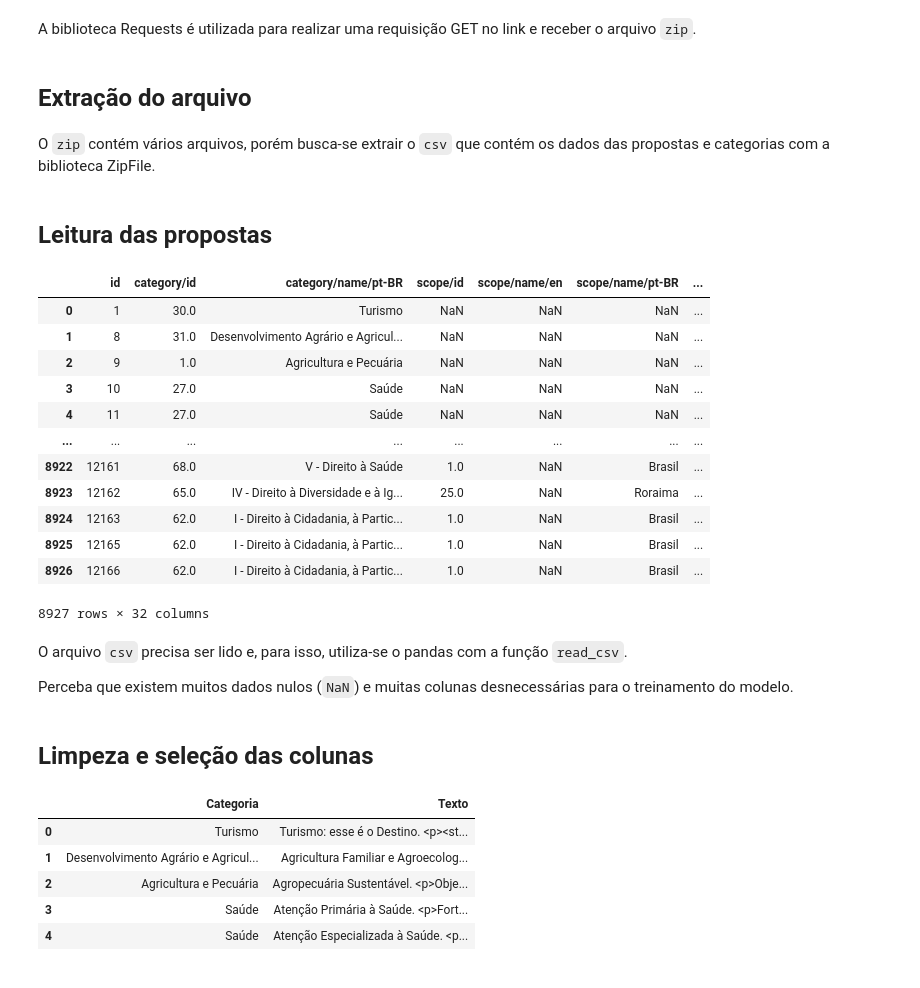
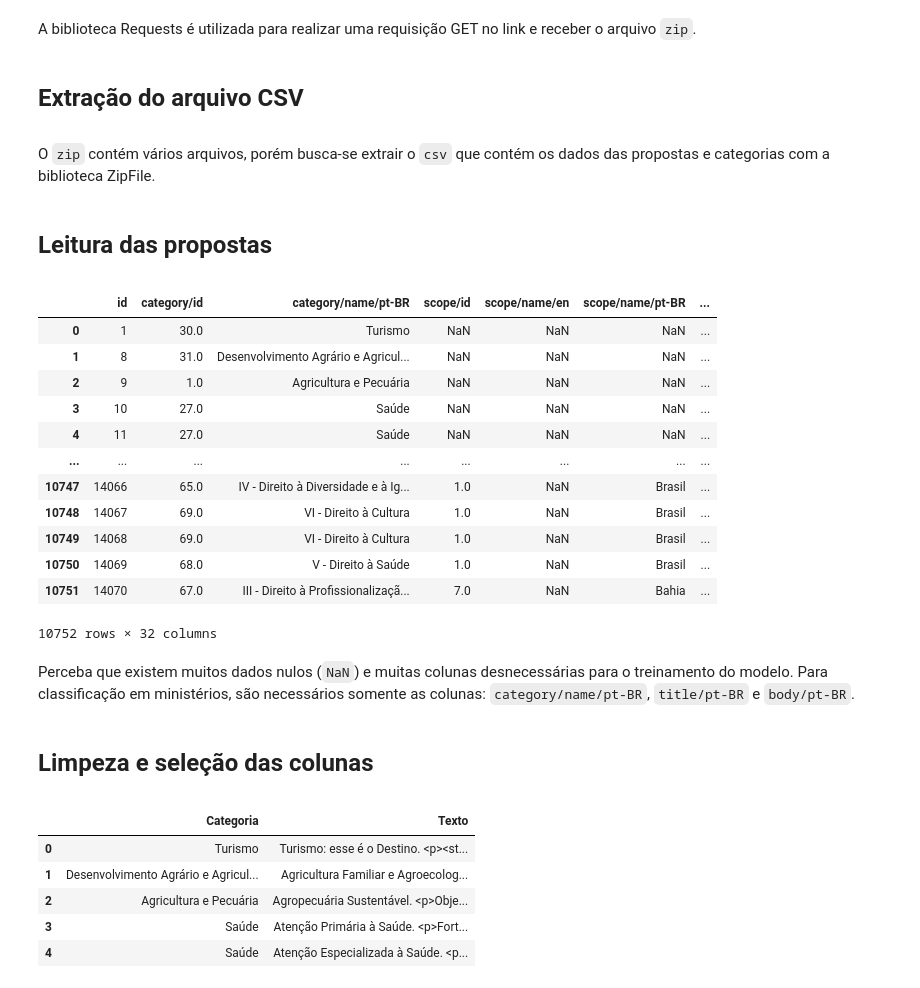
Before and after one commit to ResidenciaTICBrisa/BP-Classificador-de-Propostas, a Jupyter notebook: processo_de_desenvolvimento.ipynb, the cells around one changed output. Drawn from its saved outputs; the diff is of its cells as text; code cells hidden in the pictures.

Commit message:
Otimizações, versionamento dos dados e ajustes no pipeline

```diff
--- a/processo_de_desenvolvimento.ipynb
+++ b/processo_de_desenvolvimento.ipynb
@@ -43 +55,10 @@ import zipfile
+# %%
+import pandas as pd
+import re, io, os
+import requests
+from zipfile import ZipFile
+import urllib3
+urllib3.disable_warnings(urllib3.exceptions.InsecureRequestWarning)
+
+pd.set_option('max_colwidth', None)  # Do not truncate the contents of cells in the DataFrame
 # %% [markdown]
@@ -59,6 +80,6 @@ Acesso realizado com sucesso!
 # %% [markdown]
 A biblioteca Requests é utilizada para realizar uma requisição GET no link e receber o arquivo `zip`.
 # %% [markdown]
-<h3 style="font-size:1.5rem;">Extração do arquivo</h3>
+<a id='data-extraction-3'></a><h3 style="font-size:1.5rem;">Extração do arquivo CSV</h3>
 # %%
 # Extrai o arquivo zip do brasil participativo
@@ -70,32 +91,30 @@ with zipfile.ZipFile(io.BytesIO(res.content), 'r') as zip_ref:
 # %% [markdown]
 O `zip` contém vários arquivos, porém busca-se extrair o `csv` que contém os dados das propostas e categorias com a biblioteca ZipFile.
 # %% [markdown]
-<h3 style="font-size:1.5rem;">Leitura das propostas</h3>
+<a id='data-extraction-4'></a><h3 style="font-size:1.5rem;">Leitura das propostas</h3>
 # %%
 # Lê as propostas com o Pandas
-propostas = pd.read_csv("data_extraction/brasilparticipativo.presidencia.gov.br-open-data-proposals.csv", delimiter=";")
+propostas = pd.read_csv("production/data_extraction/brasilparticipativo.presidencia.gov.br-open-data-proposals.csv", delimiter=";")
 
 propostas  # Impressão do DataFrame de propostas
 # %% [output]
 |  | id | category/id | category/name/pt-BR | scope/id | scope/name/en | scope/name/pt-BR | ... |
 | 0 | 1 | 30.0 | Turismo | NaN | NaN | NaN | ... |
 | 1 | 8 | 31.0 | Desenvolvimento Agrário e Agricul... | NaN | NaN | NaN | ... |
 | 2 | 9 | 1.0 | Agricultura e Pecuária | NaN | NaN | NaN | ... |
 | 3 | 10 | 27.0 | Saúde | NaN | NaN | NaN | ... |
 | 4 | 11 | 27.0 | Saúde | NaN | NaN | NaN | ... |
 | ... | ... | ... | ... | ... | ... | ... | ... |
-| 8922 | 12161 | 68.0 | V - Direito à Saúde | 1.0 | NaN | Brasil | ... |
-| 8923 | 12162 | 65.0 | IV - Direito à Diversidade e à Ig... | 25.0 | NaN | Roraima | ... |
-| 8924 | 12163 | 62.0 | I - Direito à Cidadania, à Partic... | 1.0 | NaN | Brasil | ... |
-| 8925 | 12165 | 62.0 | I - Direito à Cidadania, à Partic... | 1.0 | NaN | Brasil | ... |
-| 8926 | 12166 | 62.0 | I - Direito à Cidadania, à Partic... | 1.0 | NaN | Brasil | ... |
+| 10747 | 14066 | 65.0 | IV - Direito à Diversidade e à Ig... | 1.0 | NaN | Brasil | ... |
+| 10748 | 14067 | 69.0 | VI - Direito à Cultura | 1.0 | NaN | Brasil | ... |
+| 10749 | 14068 | 69.0 | VI - Direito à Cultura | 1.0 | NaN | Brasil | ... |
+| 10750 | 14069 | 68.0 | V - Direito à Saúde | 1.0 | NaN | Brasil | ... |
+| 10751 | 14070 | 67.0 | III - Direito à Profissionalizaçã... | 7.0 | NaN | Bahia | ... |
-8927 rows × 32 columns
+10752 rows × 32 columns
-# %% [markdown]
-O arquivo `csv` precisa ser lido e, para isso, utiliza-se o pandas com a função `read_csv`.
-
-Perceba que existem muitos dados nulos (`NaN`) e muitas colunas desnecessárias para o treinamento do modelo.
+# %% [markdown]
+Perceba que existem muitos dados nulos (`NaN`) e muitas colunas desnecessárias para o treinamento do modelo. Para classificação em ministérios, são necessários somente as colunas: `category/name/pt-BR`, `title/pt-BR` e `body/pt-BR`.
 # %% [markdown]
-<h3 style="font-size:1.5rem;">Limpeza e seleção das colunas</h3>
+<a id='data-extraction-5'></a><h3 style="font-size:1.5rem;">Limpeza e seleção das colunas</h3>
 # %%
 # Seleciona apenas as colunas importantes
 propostas = pd.DataFrame(propostas, columns=['category/name/pt-BR','title/pt-BR','body/pt-BR'])
```
Also changed, not shown: parts of 69 cells of this notebook, 2 other files.
